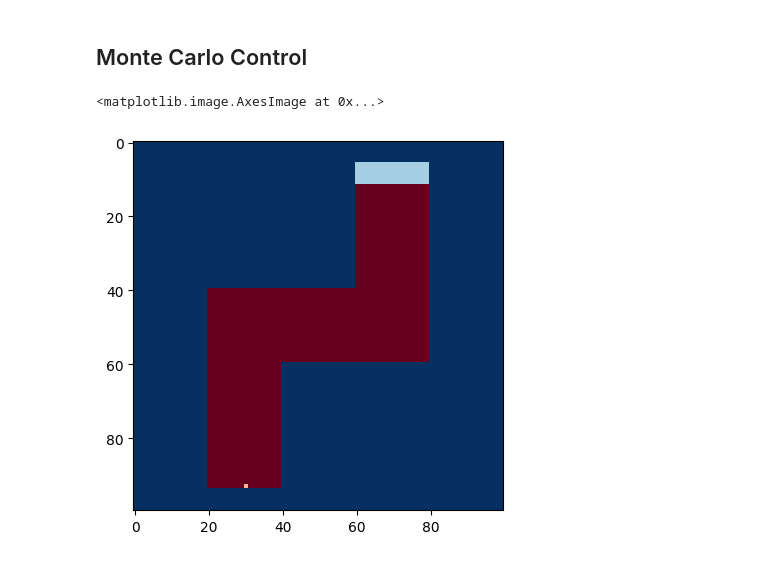
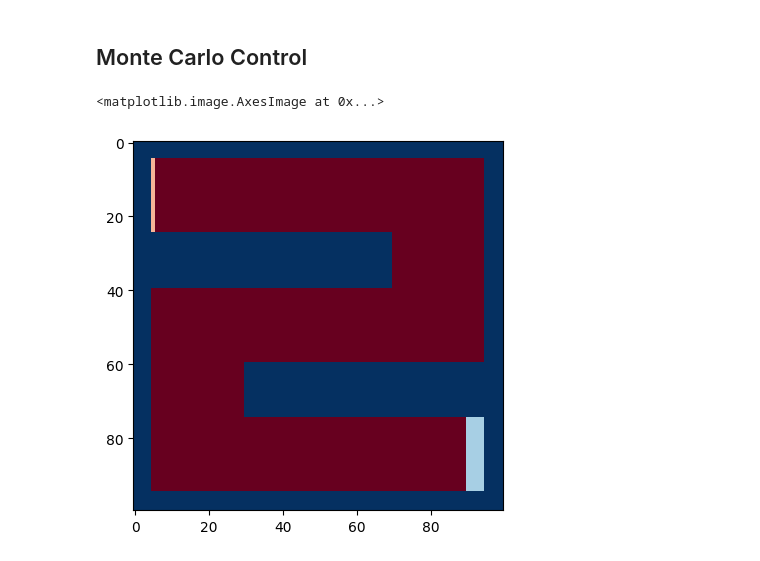
Before and after one commit to PrinceJavier/princejavier.github.io, a Jupyter notebook: reinforcement_learning/mc_race_car.ipynb, the cells around one changed output. Drawn from its saved outputs; the diff is of its cells as text; code cells hidden in the pictures.

```diff
--- a/reinforcement_learning/mc_race_car.ipynb
+++ b/reinforcement_learning/mc_race_car.ipynb
@@ -172,28 +178,30 @@ class Race(gym.Env):
         race_track_viz[self._agent_location[0], self._agent_location[1]] = 4
 
         return race_track_viz
-# %%
-h = 100
-w = 100
-racecar_track = np.ones((h, w)) * 3
-
-racecar_track[-45:, 20:40] = 0
-racecar_track[:-45, 60:80] = 0
-racecar_track[40:60, 20:-20] = 0
-racecar_track[:6, :] = 3
-racecar_track[-6:, :] = 3
-
-j_start = np.argwhere(racecar_track[h-6-1, :] == 0)[10] # start from one pixel
-j_finish = np.argwhere(racecar_track[6:12, 60:] == 0)
-
-# for j in j_start:
-racecar_track[h-6-1, j_start] = 1
-
-for j in j_finish:
-    racecar_track[6:12, 60:][tuple(j)] = 2
-
-plt.imshow(racecar_track, cmap='RdBu')
-# %% [output]
-<matplotlib.image.AxesImage at 0x...>
-[figure, removed]
+# %%
+h = 100
+w = 100
+racecar_track = np.ones((h, w)) * 3
+
+# horizontal
+racecar_track[75:-5, 5:-5] = 0
+racecar_track[40:60, 5:-5] = 0
+racecar_track[5:25, 5:-5] = 0
+
+# vertical
+racecar_track[-40:, 5:30] = 0
+racecar_track[:-40, 70:-5] = 0
+# racecar_track[5:-5, 45:55] = 0
+
+racecar_track[:5, :] = 3
+racecar_track[-5:, :] = 3
+
+# for j in j_start:
+racecar_track[5:25, 5] = 1
+racecar_track[-25:-5, -10:-5] = 2
+
+plt.imshow(racecar_track, cmap='RdBu')
+# %% [output]
+<matplotlib.image.AxesImage at 0x...>
+[figure, added]
 # %%
```
Also changed, not shown: parts of 10 cells of this notebook.
